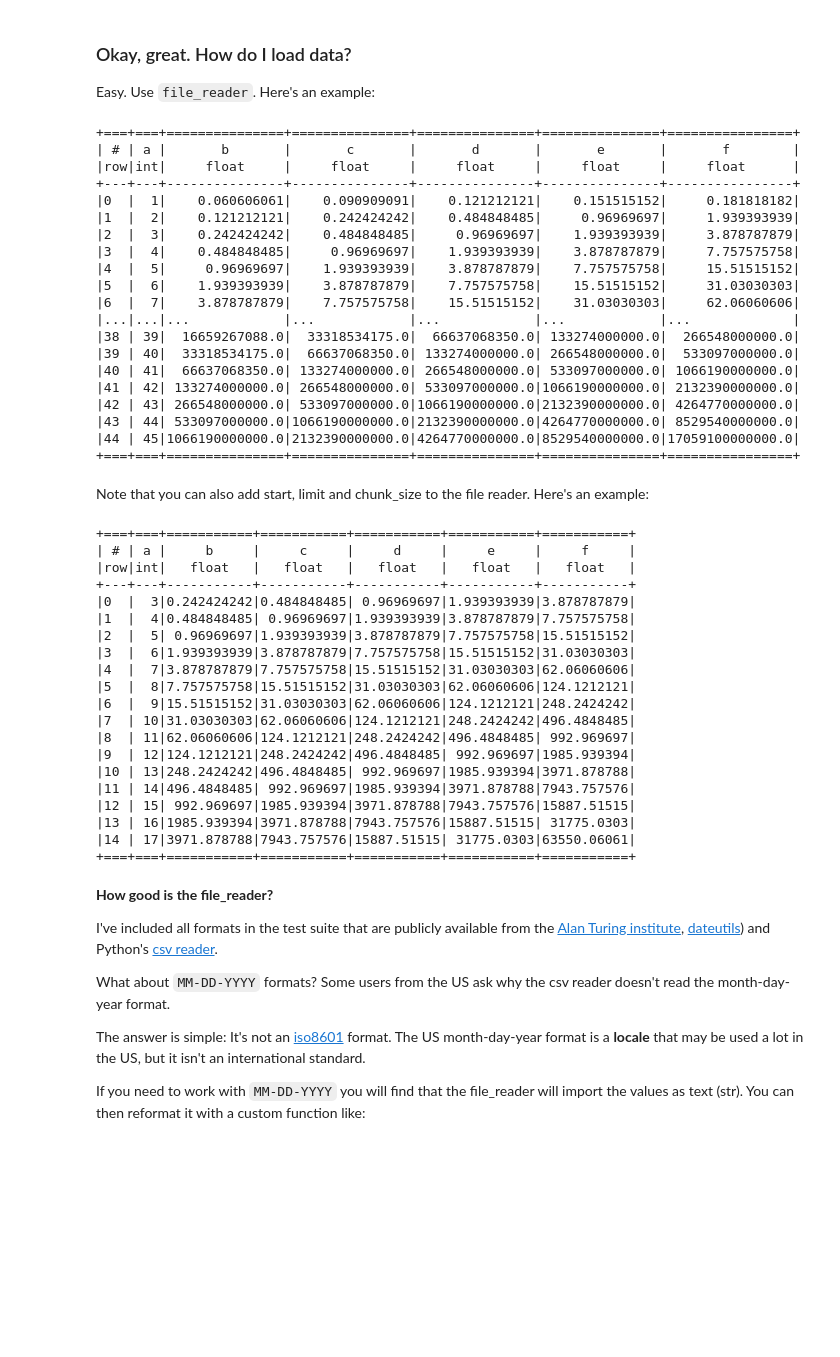
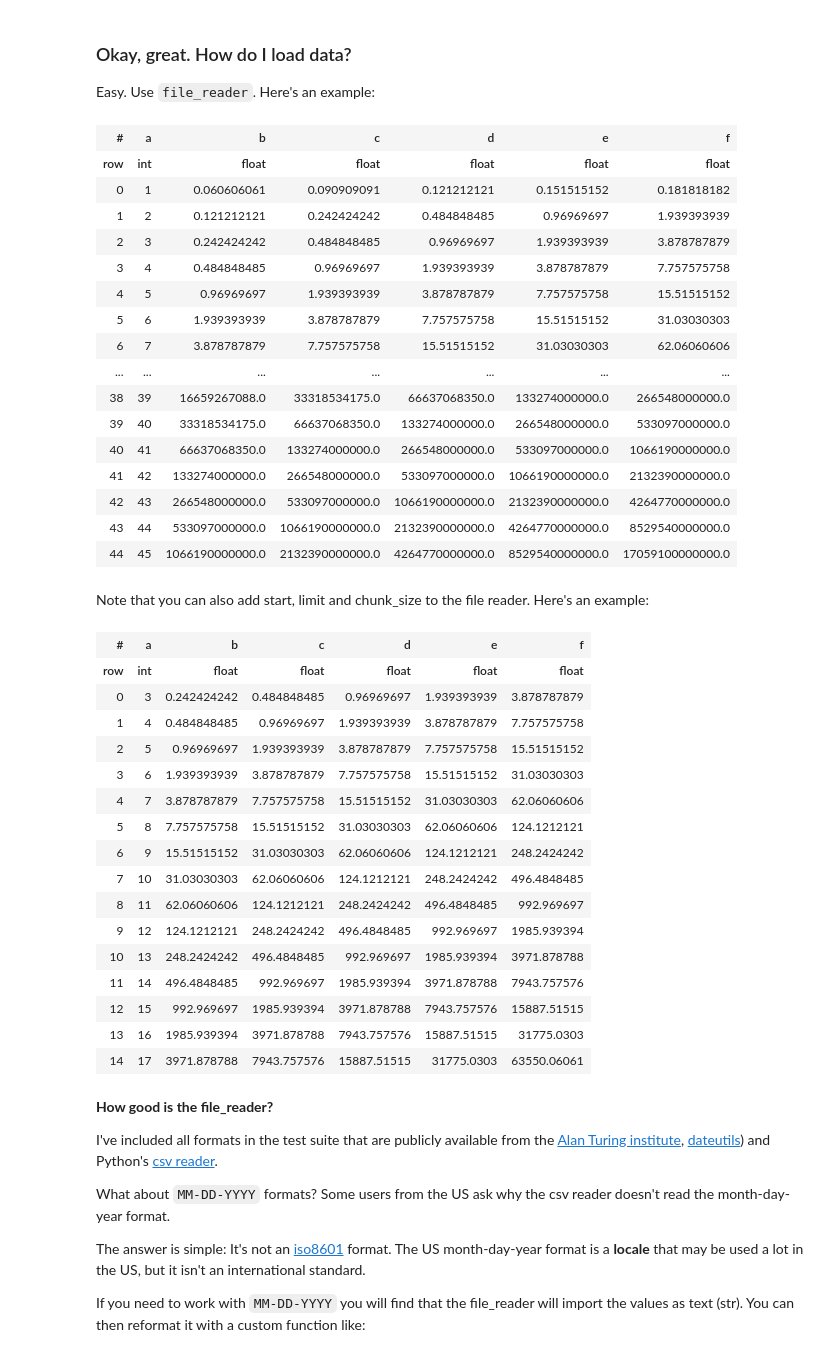
Before and after one commit to root-11/tablite, a Jupyter notebook: tutorial.ipynb, the cells around one changed output. Saved outputs shown, nothing was run; the diff lists cells and outputs as text; code cells hidden in the pictures; blank space fills up the shorter version.

```diff
--- a/tutorial.ipynb
+++ b/tutorial.ipynb
@@ -1035,60 +1004,54 @@ Easy. Use `file_reader`. Here's an example:
 # %%
 from pathlib import Path
 path = Path('tests/data/book1.csv')
 sample = get_headers(path)
 delimiter = sample.pop('delimiter')
 headers = sample[path.name][0]  # first row has headers
 tx = Table.import_file(path, import_as=path.suffix, columns={h:'f' for h in headers}, delimiter=delimiter)
-tx.show()
+tx
 # %% [output]
-+===+===+===============+===============+===============+===============+================+
-| # | a |       b       |       c       |       d       |       e       |       f        |
-|row|int|     float     |     float     |     float     |     float     |     float      |
-+---+---+---------------+---------------+---------------+---------------+----------------+
-|0  |  1|    0.060606061|    0.090909091|    0.121212121|    0.151515152|     0.181818182|
-|1  |  2|    0.121212121|    0.242424242|    0.484848485|     0.96969697|     1.939393939|
-|2  |  3|    0.242424242|    0.484848485|     0.96969697|    1.939393939|     3.878787879|
-|3  |  4|    0.484848485|     0.96969697|    1.939393939|    3.878787879|     7.757575758|
-|4  |  5|     0.96969697|    1.939393939|    3.878787879|    7.757575758|     15.51515152|
-|5  |  6|    1.939393939|    3.878787879|    7.757575758|    15.51515152|     31.03030303|
-|6  |  7|    3.878787879|    7.757575758|    15.51515152|    31.03030303|     62.06060606|
-|...|...|...            |...            |...            |...            |...             |
-|38 | 39|  16659267088.0|  33318534175.0|  66637068350.0| 133274000000.0|  266548000000.0|
-|39 | 40|  33318534175.0|  66637068350.0| 133274000000.0| 266548000000.0|  533097000000.0|
-|40 | 41|  66637068350.0| 133274000000.0| 266548000000.0| 533097000000.0| 1066190000000.0|
-|41 | 42| 133274000000.0| 266548000000.0| 533097000000.0|1066190000000.0| 2132390000000.0|
-|42 | 43| 266548000000.0| 533097000000.0|1066190000000.0|2132390000000.0| 4264770000000.0|
-|43 | 44| 533097000000.0|1066190000000.0|2132390000000.0|4264770000000.0| 8529540000000.0|
-|44 | 45|1066190000000.0|2132390000000.0|4264770000000.0|8529540000000.0|17059100000000.0|
-+===+===+===============+===============+===============+===============+================+
+| # | a | b | c | d | e | f |
+| row | int | float | float | float | float | float |
+| 0 | 1 | 0.060606061 | 0.090909091 | 0.121212121 | 0.151515152 | 0.181818182 |
+| 1 | 2 | 0.121212121 | 0.242424242 | 0.484848485 | 0.96969697 | 1.939393939 |
+| 2 | 3 | 0.242424242 | 0.484848485 | 0.96969697 | 1.939393939 | 3.878787879 |
+| 3 | 4 | 0.484848485 | 0.96969697 | 1.939393939 | 3.878787879 | 7.757575758 |
+| 4 | 5 | 0.96969697 | 1.939393939 | 3.878787879 | 7.757575758 | 15.51515152 |
+| 5 | 6 | 1.939393939 | 3.878787879 | 7.757575758 | 15.51515152 | 31.03030303 |
+| 6 | 7 | 3.878787879 | 7.757575758 | 15.51515152 | 31.03030303 | 62.06060606 |
+| ... | ... | ... | ... | ... | ... | ... |
+| 38 | 39 | 16659267088.0 | 33318534175.0 | 66637068350.0 | 133274000000.0 | 266548000000.0 |
+| 39 | 40 | 33318534175.0 | 66637068350.0 | 133274000000.0 | 266548000000.0 | 533097000000.0 |
+| 40 | 41 | 66637068350.0 | 133274000000.0 | 266548000000.0 | 533097000000.0 | 1066190000000.0 |
+| 41 | 42 | 133274000000.0 | 266548000000.0 | 533097000000.0 | 1066190000000.0 | 2132390000000.0 |
+| 42 | 43 | 266548000000.0 | 533097000000.0 | 1066190000000.0 | 2132390000000.0 | 4264770000000.0 |
+| 43 | 44 | 533097000000.0 | 1066190000000.0 | 2132390000000.0 | 4264770000000.0 | 8529540000000.0 |
+| 44 | 45 | 1066190000000.0 | 2132390000000.0 | 4264770000000.0 | 8529540000000.0 | 17059100000000.0 |
 # %% [markdown]
 Note that you can also add start, limit and chunk_size to the file reader. Here's an example:
 # %%
 path = Path('tests/data/book1.csv')
 assert path.exists()
 tx2 = Table.import_file(path, import_as=path.suffix, columns={h:'f' for h in headers}, delimiter=delimiter, start=2, limit=15)
-tx2.show()
+tx2
 # %% [output]
-+===+===+===========+===========+===========+===========+===========+
-| # | a |     b     |     c     |     d     |     e     |     f     |
-|row|int|   float   |   float   |   float   |   float   |   float   |
-+---+---+-----------+-----------+-----------+-----------+-----------+
-|0  |  3|0.242424242|0.484848485| 0.96969697|1.939393939|3.878787879|
-|1  |  4|0.484848485| 0.96969697|1.939393939|3.878787879|7.757575758|
-|2  |  5| 0.96969697|1.939393939|3.878787879|7.757575758|15.51515152|
-|3  |  6|1.939393939|3.878787879|7.757575758|15.51515152|31.03030303|
-|4  |  7|3.878787879|7.757575758|15.51515152|31.03030303|62.06060606|
-|5  |  8|7.757575758|15.51515152|31.03030303|62.06060606|124.1212121|
-|6  |  9|15.51515152|31.03030303|62.06060606|124.1212121|248.2424242|
-|7  | 10|31.03030303|62.06060606|124.1212121|248.2424242|496.4848485|
-|8  | 11|62.06060606|124.1212121|248.2424242|496.4848485| 992.969697|
-|9  | 12|124.1212121|248.2424242|496.4848485| 992.969697|1985.939394|
-|10 | 13|248.2424242|496.4848485| 992.969697|1985.939394|3971.878788|
-|11 | 14|496.4848485| 992.969697|1985.939394|3971.878788|7943.757576|
-|12 | 15| 992.969697|1985.939394|3971.878788|7943.757576|15887.51515|
-|13 | 16|1985.939394|3971.878788|7943.757576|15887.51515| 31775.0303|
-|14 | 17|3971.878788|7943.757576|15887.51515| 31775.0303|63550.06061|
-+===+===+===========+===========+===========+===========+===========+
+| # | a | b | c | d | e | f |
+| row | int | float | float | float | float | float |
+| 0 | 3 | 0.242424242 | 0.484848485 | 0.96969697 | 1.939393939 | 3.878787879 |
+| 1 | 4 | 0.484848485 | 0.96969697 | 1.939393939 | 3.878787879 | 7.757575758 |
+| 2 | 5 | 0.96969697 | 1.939393939 | 3.878787879 | 7.757575758 | 15.51515152 |
+| 3 | 6 | 1.939393939 | 3.878787879 | 7.757575758 | 15.51515152 | 31.03030303 |
+| 4 | 7 | 3.878787879 | 7.757575758 | 15.51515152 | 31.03030303 | 62.06060606 |
+| 5 | 8 | 7.757575758 | 15.51515152 | 31.03030303 | 62.06060606 | 124.1212121 |
+| 6 | 9 | 15.51515152 | 31.03030303 | 62.06060606 | 124.1212121 | 248.2424242 |
+| 7 | 10 | 31.03030303 | 62.06060606 | 124.1212121 | 248.2424242 | 496.4848485 |
+| 8 | 11 | 62.06060606 | 124.1212121 | 248.2424242 | 496.4848485 | 992.969697 |
+| 9 | 12 | 124.1212121 | 248.2424242 | 496.4848485 | 992.969697 | 1985.939394 |
+| 10 | 13 | 248.2424242 | 496.4848485 | 992.969697 | 1985.939394 | 3971.878788 |
+| 11 | 14 | 496.4848485 | 992.969697 | 1985.939394 | 3971.878788 | 7943.757576 |
+| 12 | 15 | 992.969697 | 1985.939394 | 3971.878788 | 7943.757576 | 15887.51515 |
+| 13 | 16 | 1985.939394 | 3971.878788 | 7943.757576 | 15887.51515 | 31775.0303 |
+| 14 | 17 | 3971.878788 | 7943.757576 | 15887.51515 | 31775.0303 | 63550.06061 |
 # %% [markdown]
 **How good is the file_reader?**
 
```
Also changed, not shown: parts of 43 cells of this notebook.
